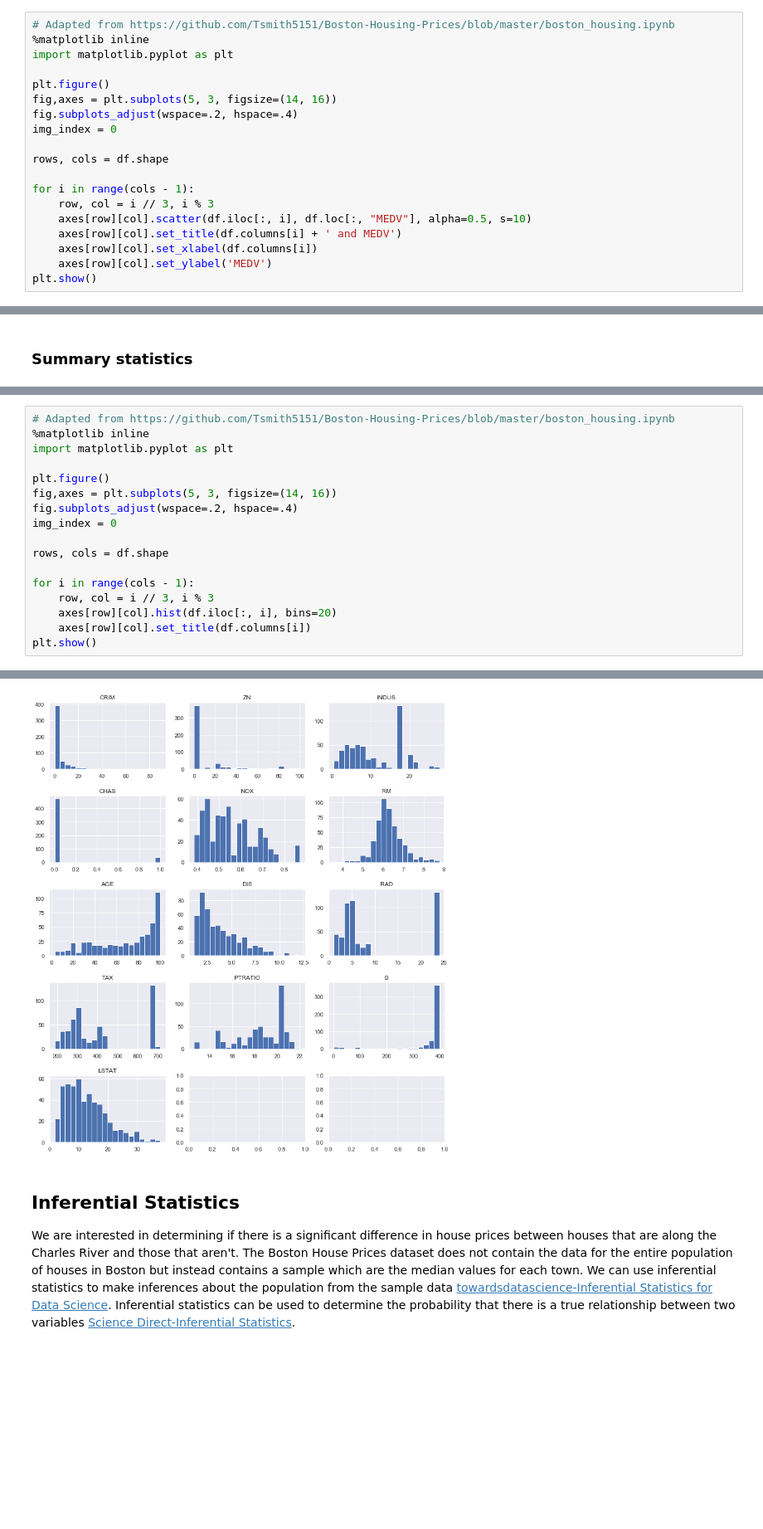
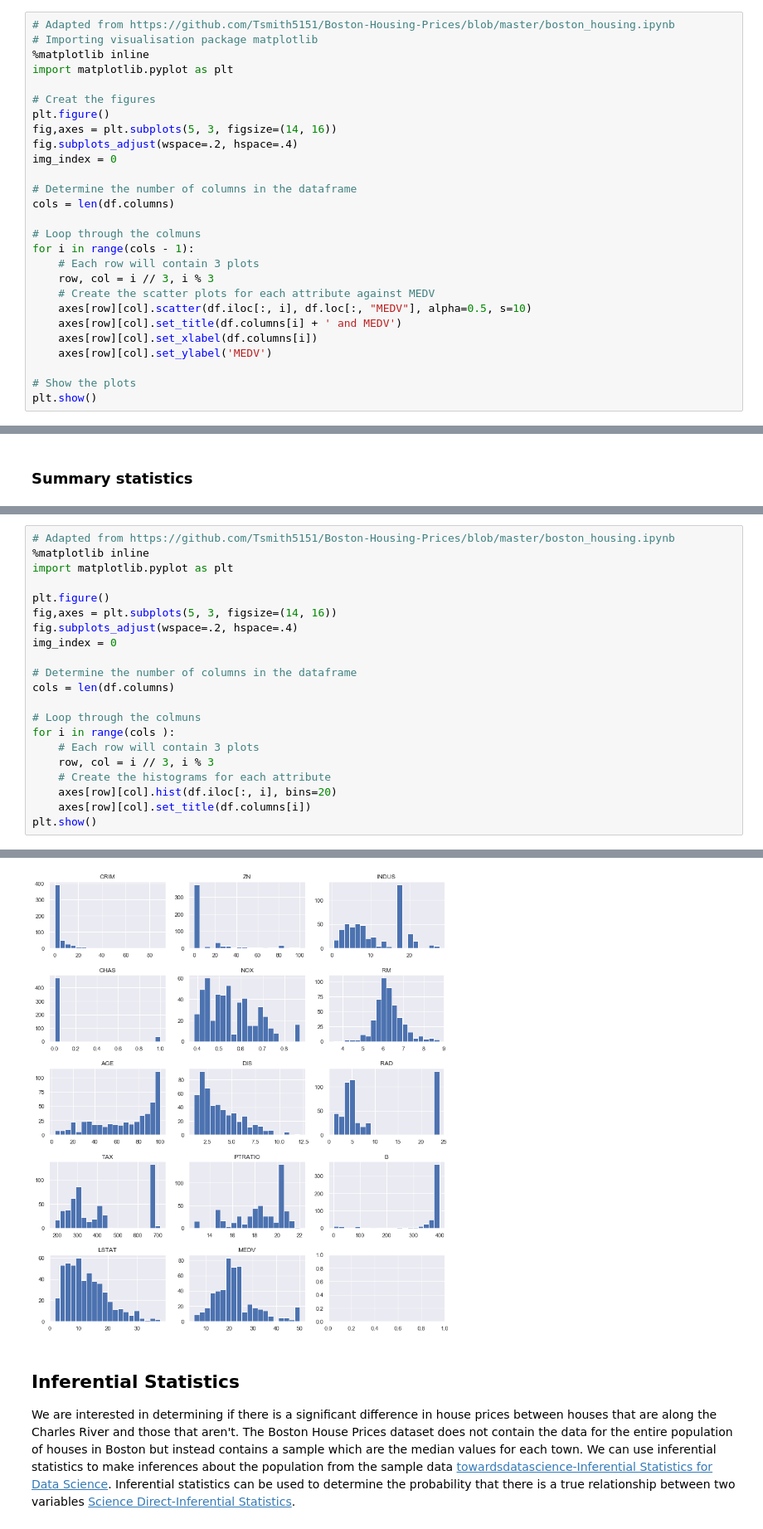
Before and after one commit to declanbarr/boston-house-prices, a Jupyter notebook: boston-house-prices-analysis.ipynb, the cells around one changed output, grey strips where cells are left out. Shown at 83% size. Saved outputs shown, nothing was run; the diff lists cells and outputs as text; blank space fills up the shorter version.

```diff
--- a/boston-house-prices-analysis.ipynb
+++ b/boston-house-prices-analysis.ipynb
@@ -70,22 +70,30 @@ From the scatter plot below, there appears to be a negative correlation with hou
 There appears to be a positive correlation between house prices and RM
 # %%
 # Adapted from https://github.com/Tsmith5151/Boston-Housing-Prices/blob/master/boston_housing.ipynb
+# Importing visualisation package matplotlib
 %matplotlib inline
 import matplotlib.pyplot as plt
 
+# Creat the figures
 plt.figure()
 fig,axes = plt.subplots(5, 3, figsize=(14, 16))
 fig.subplots_adjust(wspace=.2, hspace=.4)
 img_index = 0
 
-rows, cols = df.shape
+# Determine the number of columns in the dataframe
+cols = len(df.columns)
 
+# Loop through the colmuns
 for i in range(cols - 1):
+    # Each row will contain 3 plots
     row, col = i // 3, i % 3
+    # Create the scatter plots for each attribute against MEDV
     axes[row][col].scatter(df.iloc[:, i], df.loc[:, "MEDV"], alpha=0.5, s=10)
     axes[row][col].set_title(df.columns[i] + ' and MEDV')
     axes[row][col].set_xlabel(df.columns[i])
     axes[row][col].set_ylabel('MEDV')
+
+# Show the plots
 plt.show()
 # %% [output]
 <Figure size 432x288 with 0 Axes>
@@ -162,23 +173,27 @@ These differences, along with the differences in correlations above, are importa
 # %%
 # Adapted from https://github.com/Tsmith5151/Boston-Housing-Prices/blob/master/boston_housing.ipynb
 %matplotlib inline
 import matplotlib.pyplot as plt
 
 plt.figure()
 fig,axes = plt.subplots(5, 3, figsize=(14, 16))
 fig.subplots_adjust(wspace=.2, hspace=.4)
 img_index = 0
 
-rows, cols = df.shape
+# Determine the number of columns in the dataframe
+cols = len(df.columns)
 
-for i in range(cols - 1):
+# Loop through the colmuns
+for i in range(cols ):
+    # Each row will contain 3 plots
     row, col = i // 3, i % 3
+    # Create the histograms for each attribute
     axes[row][col].hist(df.iloc[:, i], bins=20)
     axes[row][col].set_title(df.columns[i])
 plt.show()
 # %% [output]
 <Figure size 432x288 with 0 Axes>
-[figure, old version]
+[figure, new version]
 # %% [markdown]
 ## Inferential Statistics
 
```
Also changed, not shown: parts of 35 cells of this notebook.
